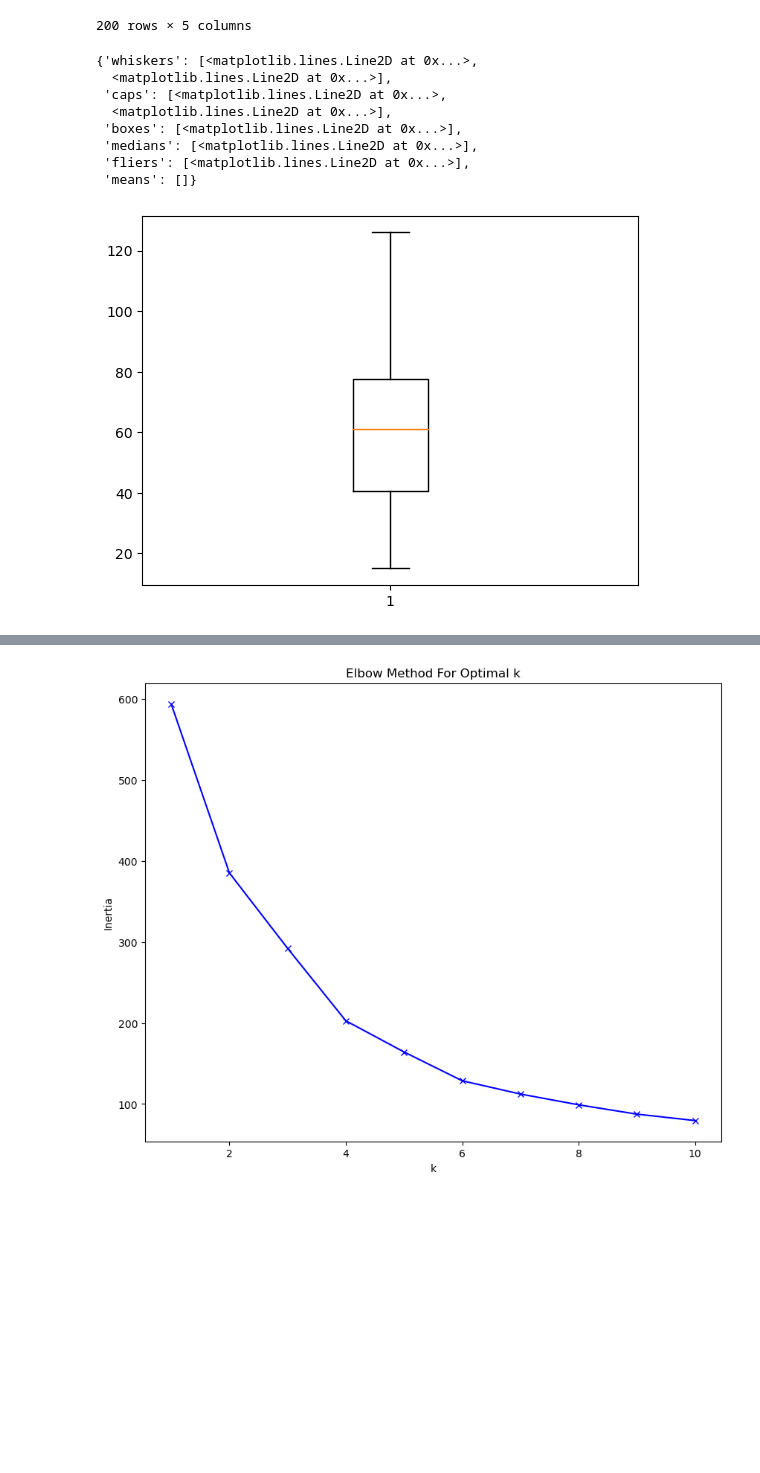
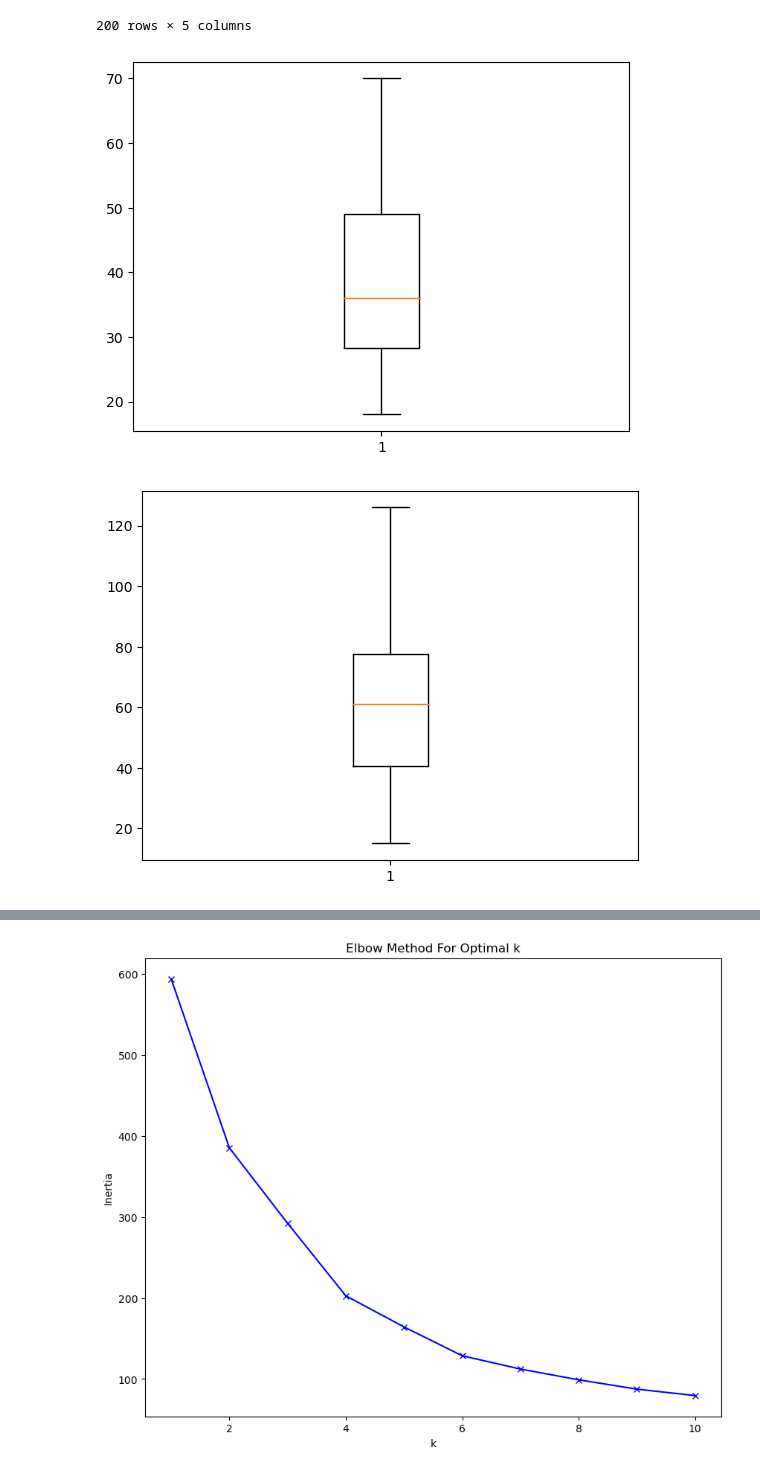
Before and after one commit to dlrhdns75177/homework2, a Jupyter notebook: homework2.ipynb, the cells around one changed output, grey strips where cells are left out. Cells and saved outputs as stored; diff of their text form; code cells hidden in the pictures; blank space fills up the shorter version.

```diff
--- a/homework2.ipynb
+++ b/homework2.ipynb
@@ -28,16 +28,12 @@ def iqr_remove(df, col):
     df = df[(df[col] >= lower_bound) & (df[col] <= upper_bound)]
     return df
 mall_customers_df = iqr_remove(mall_customers_df,'Annual Income (k$)')
-# %%
-import matplotlib.pyplot as plt
-plt.boxplot(mall_customers_df['Annual Income (k$)'])
-# %% [output]
-{'whiskers': [<matplotlib.lines.Line2D at 0x...>,
-  <matplotlib.lines.Line2D at 0x...>],
- 'caps': [<matplotlib.lines.Line2D at 0x...>,
-  <matplotlib.lines.Line2D at 0x...>],
- 'boxes': [<matplotlib.lines.Line2D at 0x...>],
- 'medians': [<matplotlib.lines.Line2D at 0x...>],
- 'fliers': [<matplotlib.lines.Line2D at 0x...>],
- 'means': []}
-[figure, removed]
+# %%
+#이상치 처리 확인
+import matplotlib.pyplot as plt
+for i in ['Age','Annual Income (k$)','Spending Score (1-100)']:
+        plt.figure()
+        plt.boxplot(mall_customers_df[i])
+# %% [output]
+[figure, added]
+[figure, added]
```
Also changed, not shown: parts of 2 cells of this notebook.
